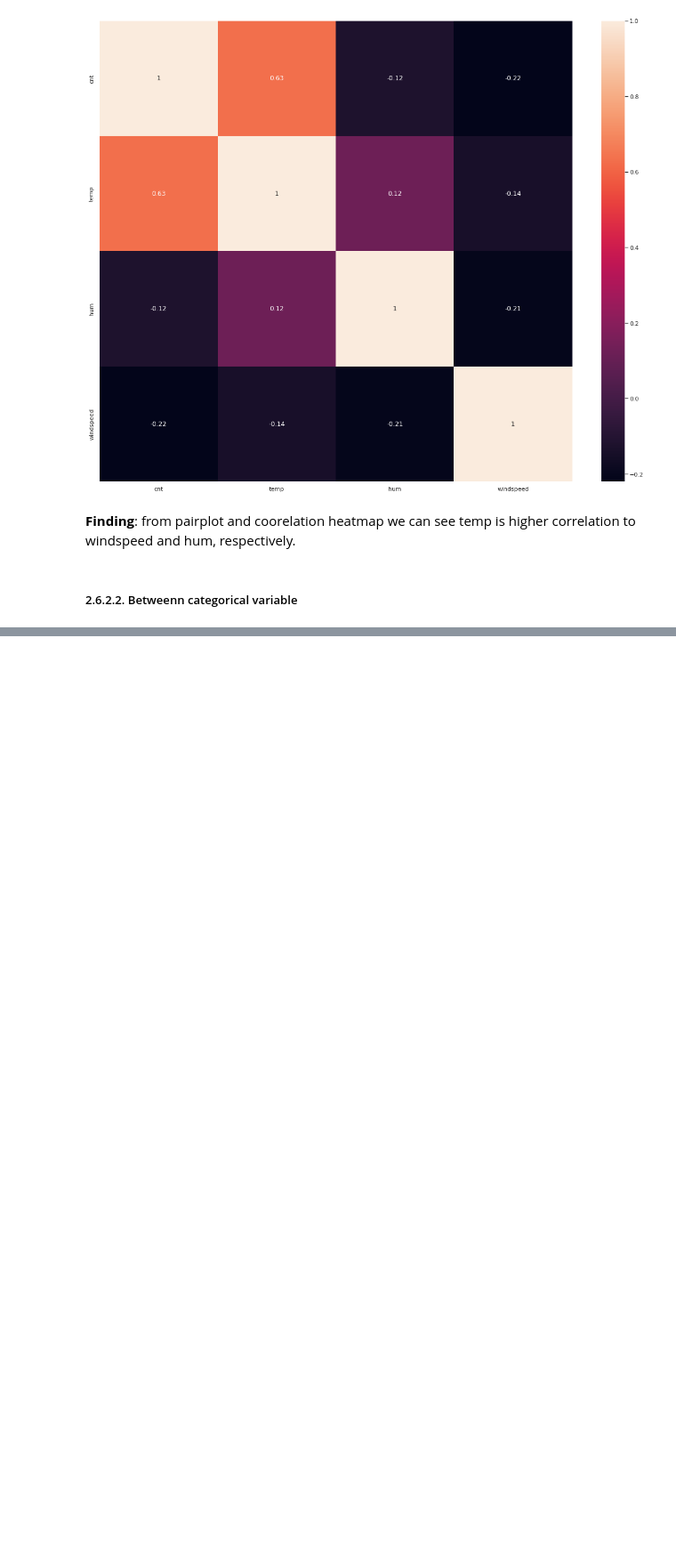
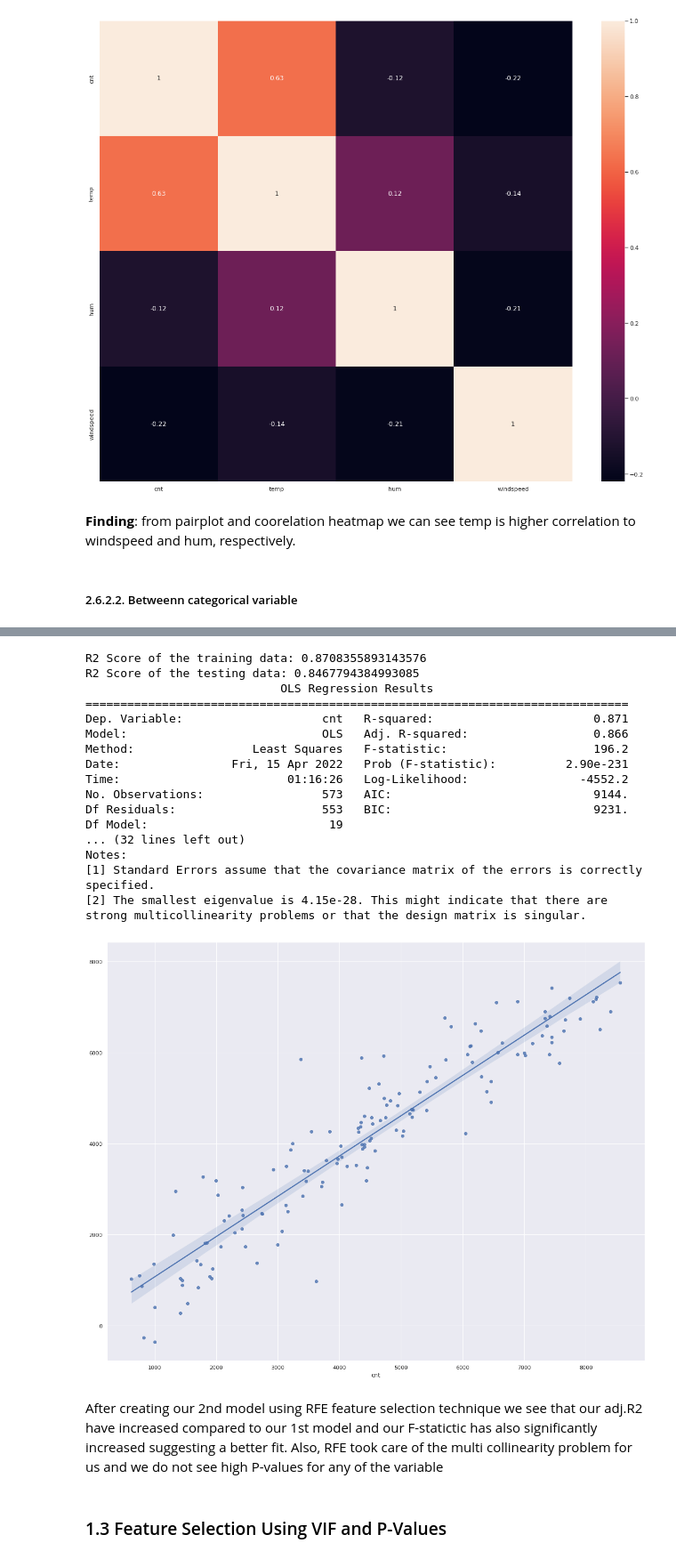
Before and after one commit to PhucInAI/Master_LJMU-IIITB_Course03_02, a Jupyter notebook: Untitled.ipynb, the cells around one changed output, grey strips where cells are left out. Shown at 89% size. Cells and saved outputs as stored; diff of their text form; code cells hidden in the pictures; blank space fills up the shorter version.

```diff
--- a/Untitled.ipynb
+++ b/Untitled.ipynb
@@ -509,0 +763,4 @@ ValueError: Could not interpret input 'temp_cat'
+# %%
+# # Linear Regression model with all attributes
+model_1 = LinearRegression()
+model_1.fit(X_train, y_train)
@@ -509,0 +769,5 @@ ValueError: Could not interpret input 'temp_cat'
+# %%
+# Using RFE to rank 15 columns
+rfe = RFE(model_1, n_features_to_select=20, step=1, verbose=0, importance_getter='auto')
+rfe.fit(X_train,y_train)
+list(zip(X_train.columns, rfe.support_, rfe.ranking_))
@@ -509,0 +792,27 @@ ValueError: Could not interpret input 'temp_cat'
+# %%
+X_train_RFE = X_train[X_train.columns[rfe.support_]]
+X_test_RFE  = X_test[X_test.columns[rfe.support_]]
+model_2     = linear_regression(X_train_RFE, y_train, X_test_RFE, y_test)
+# %% [output]
+R2 Score of the training data: 0.8708355893143576
+R2 Score of the testing data: 0.8467794384993085
+                            OLS Regression Results
+==============================================================================
+Dep. Variable:                    cnt   R-squared:                       0.871
+Model:                            OLS   Adj. R-squared:                  0.866
+Method:                 Least Squares   F-statistic:                     196.2
+Date:                Fri, 15 Apr 2022   Prob (F-statistic):          2.90e-231
+Time:                        01:16:26   Log-Likelihood:                -4552.2
+No. Observations:                 573   AIC:                             9144.
+Df Residuals:                     553   BIC:                             9231.
+Df Model:                          19
+... (32 lines left out)
+Notes:
+[1] Standard Errors assume that the covariance matrix of the errors is correctly specified.
+[2] The smallest eigenvalue is 4.15e-28. This might indicate that there are
+strong multicollinearity problems or that the design matrix is singular.
+[figure, added]
+# %% [markdown]
+After creating our 2nd model using RFE feature selection technique we see that our adj.R2 have increased compared to our 1st model and our F-statictic has also significantly increased suggesting a better fit. Also, RFE took care of the multi collinearity problem for us and we do not see high P-values for any of the variable
+# %% [markdown]
+### 1.3 Feature Selection Using VIF and P-Values
```
Also changed, not shown: parts of 62 cells of this notebook.
